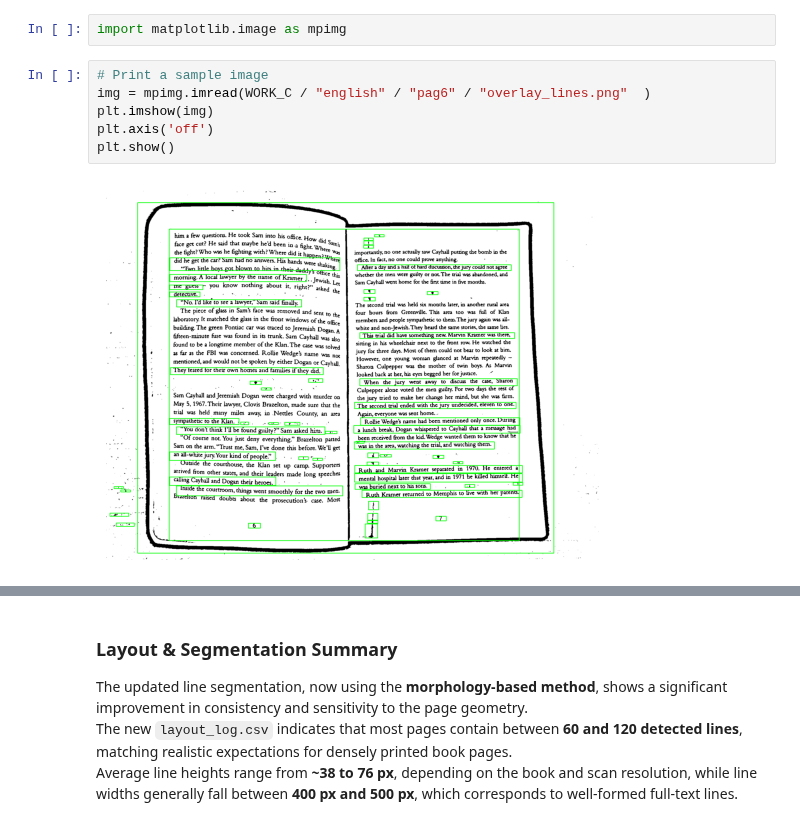
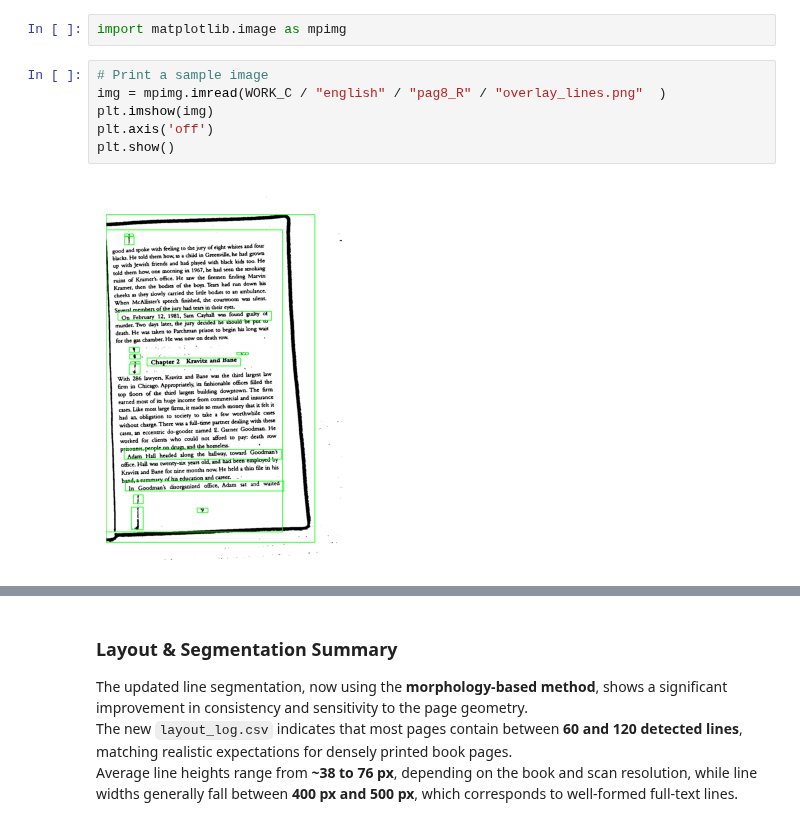
Before and after one commit to FederCO23/MonReader, a Jupyter notebook: MonReader_part2.ipynb, the cells around one changed output, grey strips where cells are left out. Cells and saved outputs as stored; diff of their text form.

```diff
--- a/MonReader_part2.ipynb
+++ b/MonReader_part2.ipynb
@@ -196,12 +198,12 @@ Log -> e:\Devs\pyEnv-1\Apziva\MonReader\work\C_layout\layout_log.csv
 import matplotlib.image as mpimg
 # %%
 # Print a sample image
-img = mpimg.imread(WORK_C / "english" / "pag6" / "overlay_lines.png"  )
+img = mpimg.imread(WORK_C / "english" / "pag8_R" / "overlay_lines.png"  )
 plt.imshow(img)
 plt.axis('off')
 plt.show()
 # %% [output]
-[figure, old version]
+[figure, new version]
 # %%
 log_layout_csv = WORK_C / "layout_log.csv"
 df_layout = pd.read_csv(log_layout_csv)
```
Also changed, not shown: parts of 10 cells of this notebook.
